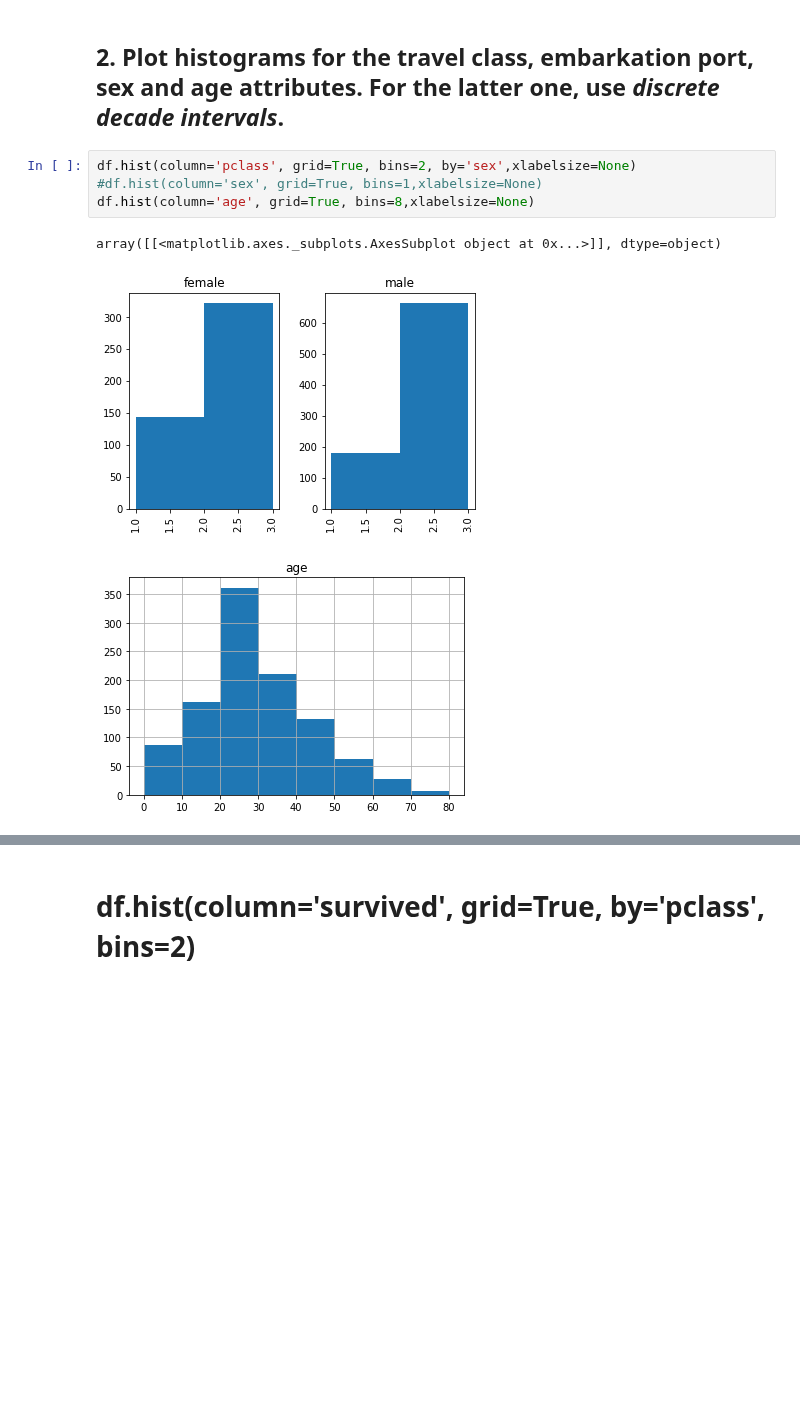
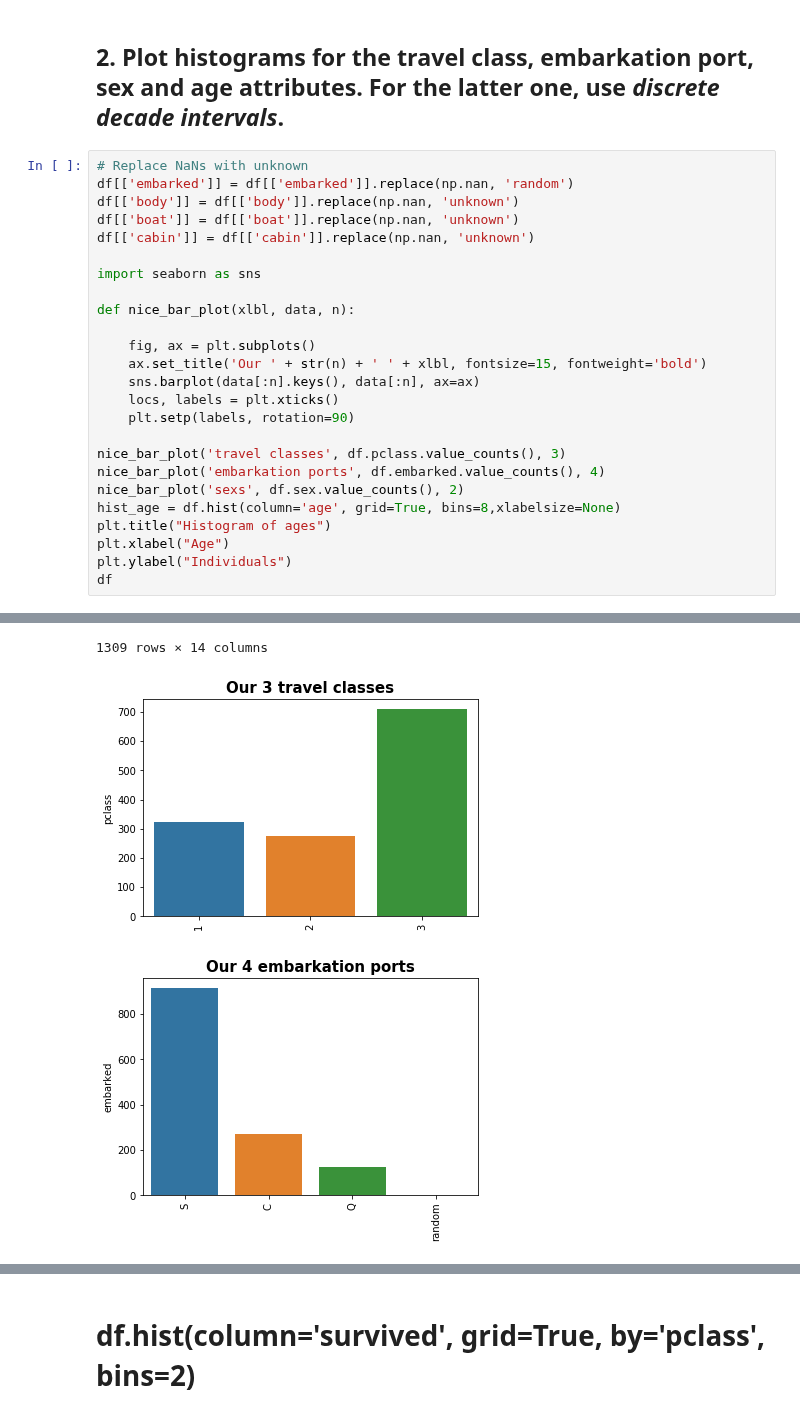
Before and after one commit to mosimann/ADA, a Jupyter notebook: Homework 1.ipynb, the cells around one changed output, grey strips where cells are left out. Cells and saved outputs as stored; diff of their text form; blank space fills up the shorter version.

```diff
--- a/Homework 1.ipynb
+++ b/Homework 1.ipynb
@@ -411,11 +412,29 @@ home.dest      object
 dtype: object
 # %% [markdown]
 ## 2. Plot histograms for the travel class, embarkation port, sex and age attributes. For the latter one, use _discrete decade intervals_.
-# %%
-df.hist(column='pclass', grid=True, bins=2, by='sex',xlabelsize=None)
-#df.hist(column='sex', grid=True, bins=1,xlabelsize=None)
-df.hist(column='age', grid=True, bins=8,xlabelsize=None)
-# %% [output]
-array([[<matplotlib.axes._subplots.AxesSubplot object at 0x...>]], dtype=object)
-[figure, removed]
-[figure, removed]
+# %%
+# Replace NaNs with unknown
+df[['embarked']] = df[['embarked']].replace(np.nan, 'random')
+df[['body']] = df[['body']].replace(np.nan, 'unknown')
+df[['boat']] = df[['boat']].replace(np.nan, 'unknown')
+df[['cabin']] = df[['cabin']].replace(np.nan, 'unknown')
+
+import seaborn as sns
+
+def nice_bar_plot(xlbl, data, n):
+
+    fig, ax = plt.subplots()
+    ax.set_title('Our ' + str(n) + ' ' + xlbl, fontsize=15, fontweight='bold')
+    sns.barplot(data[:n].keys(), data[:n], ax=ax)
+    locs, labels = plt.xticks()
+    plt.setp(labels, rotation=90)
+
+nice_bar_plot('travel classes', df.pclass.value_counts(), 3)
+nice_bar_plot('embarkation ports', df.embarked.value_counts(), 4)
+nice_bar_plot('sexs', df.sex.value_counts(), 2)
+hist_age = df.hist(column='age', grid=True, bins=8,xlabelsize=None)
+plt.title("Histogram of ages")
+plt.xlabel("Age")
+plt.ylabel("Individuals")
+df
+# %% [output]
@@ -421,0 +458,3 @@ array([[<matplotlib.axes._subplots.AxesSubplot object at 0x...>]], dtype=object)
+1309 rows × 14 columns
+[figure, added]
+[figure, added]
```
Also changed, not shown: parts of 3 cells of this notebook.
